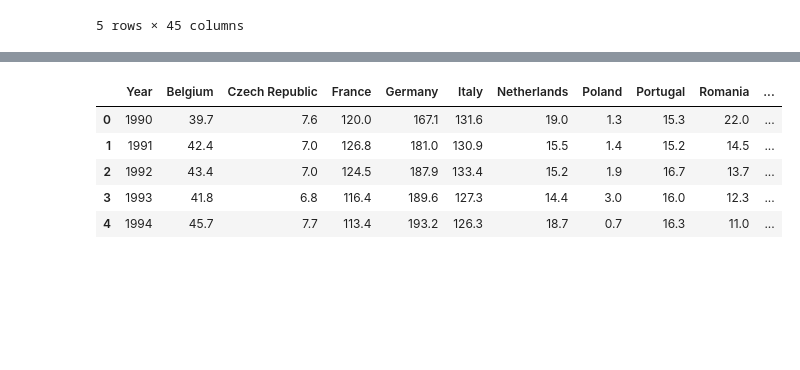
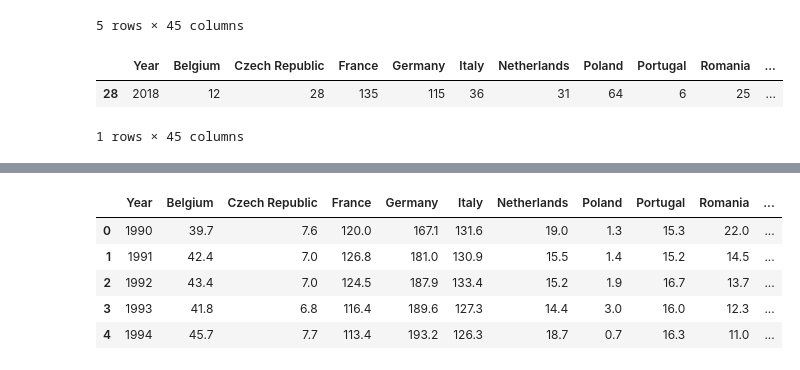
Before and after one commit to tonitiri/Project2, a Jupyter notebook: Templates/Project2.ipynb, the cells around one changed output, grey strips where cells are left out. Saved outputs shown, nothing was run; the diff lists cells and outputs as text; code cells hidden in the pictures; blank space fills up the shorter version.

```diff
--- a/Templates/Project2.ipynb
+++ b/Templates/Project2.ipynb
@@ -469,0 +479,7 @@ data_file_pd8.head()
+# %%
+data_file_pd8 = data_file_pd8.drop([x for x in range(0,28)])
+data_file_pd8
+# %% [output]
+|  | Year | Belgium | Czech Republic | France | Germany | Italy | Netherlands | Poland | Portugal | Romania | ... |
+| 28 | 2018 | 12 | 28 | 135 | 115 | 36 | 31 | 64 | 6 | 25 | ... |
+1 rows × 45 columns
```
Also changed, not shown: parts of 20 cells of this notebook, 1 other file.
